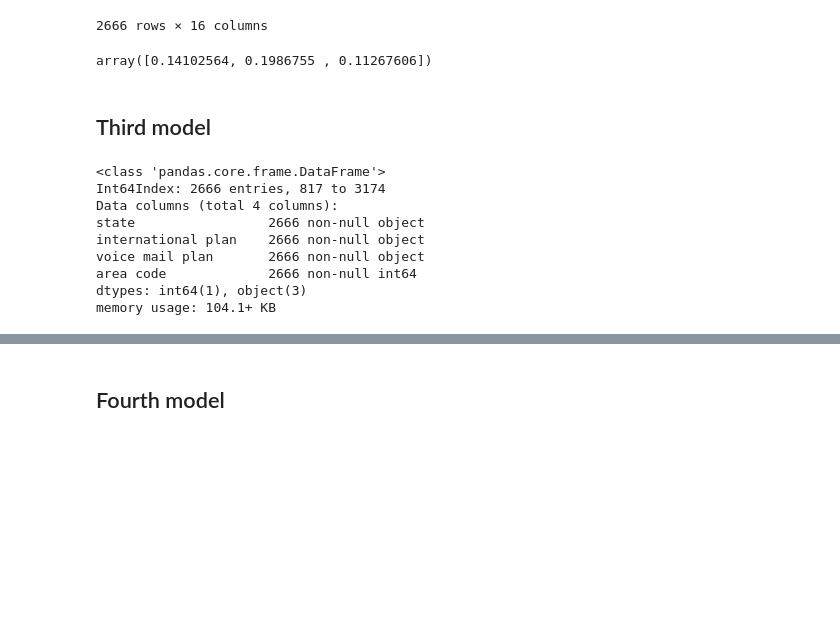
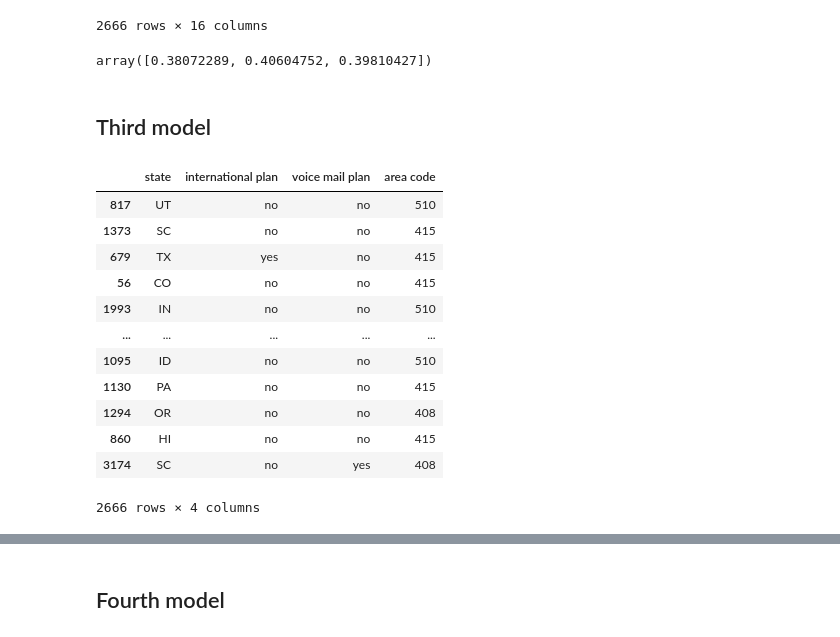
Before and after one commit to oklena/SyriaTel_Customer_Churn, a Jupyter notebook: notebooks/eda/Reuben_EDA.ipynb, the cells around one changed output, grey strips where cells are left out. Cells and saved outputs as stored; diff of their text form; code cells hidden in the pictures; blank space fills up the shorter version.

```diff
--- a/notebooks/eda/Reuben_EDA.ipynb
+++ b/notebooks/eda/Reuben_EDA.ipynb
@@ -182,26 +182,30 @@ X_train_ac
 | 3174 | -1.637145 | -0.683179 | 2.566481 | -2.754849 | 1.129483 | -2.755234 | ... |
 2666 rows × 16 columns
 # %%
-cross_val_score(LogisticRegression(), X_train_ac, y_train, cv=3, scoring='f1')
+cross_val_score(LogisticRegression(class_weight='balanced'),X_train_ac, y_train, cv=3, scoring='f1')
 # %% [output]
-array([0.14102564, 0.1986755 , 0.11267606])
+array([0.38072289, 0.40604752, 0.39810427])
 # %% [markdown]
 ## Third model
 # %%
 # In this model I will one hot encode area code and the
 # categorical features.
 
 oh_features= pd.concat([X_train['state'],X_train['international plan'],
                       X_train['voice mail plan'],
                       X_train['area code']], axis=1)
-oh_features.info()
+oh_features
 # %% [output]
+|  | state | international plan | voice mail plan | area code |
+| 817 | UT | no | no | 510 |
+| 1373 | SC | no | no | 415 |
+| 679 | TX | yes | no | 415 |
+| 56 | CO | no | no | 415 |
+| 1993 | IN | no | no | 510 |
+| ... | ... | ... | ... | ... |
+| 1095 | ID | no | no | 510 |
+| 1130 | PA | no | no | 415 |
+| 1294 | OR | no | no | 408 |
+| 860 | HI | no | no | 415 |
+| 3174 | SC | no | yes | 408 |
-<class 'pandas.core.frame.DataFrame'>
-Int64Index: 2666 entries, 817 to 3174
-Data columns (total 4 columns):
-state                 2666 non-null object
-international plan    2666 non-null object
-voice mail plan       2666 non-null object
-area code             2666 non-null int64
-dtypes: int64(1), object(3)
-memory usage: 104.1+ KB
+2666 rows × 4 columns
```
Also changed, not shown: parts of 38 cells of this notebook.
